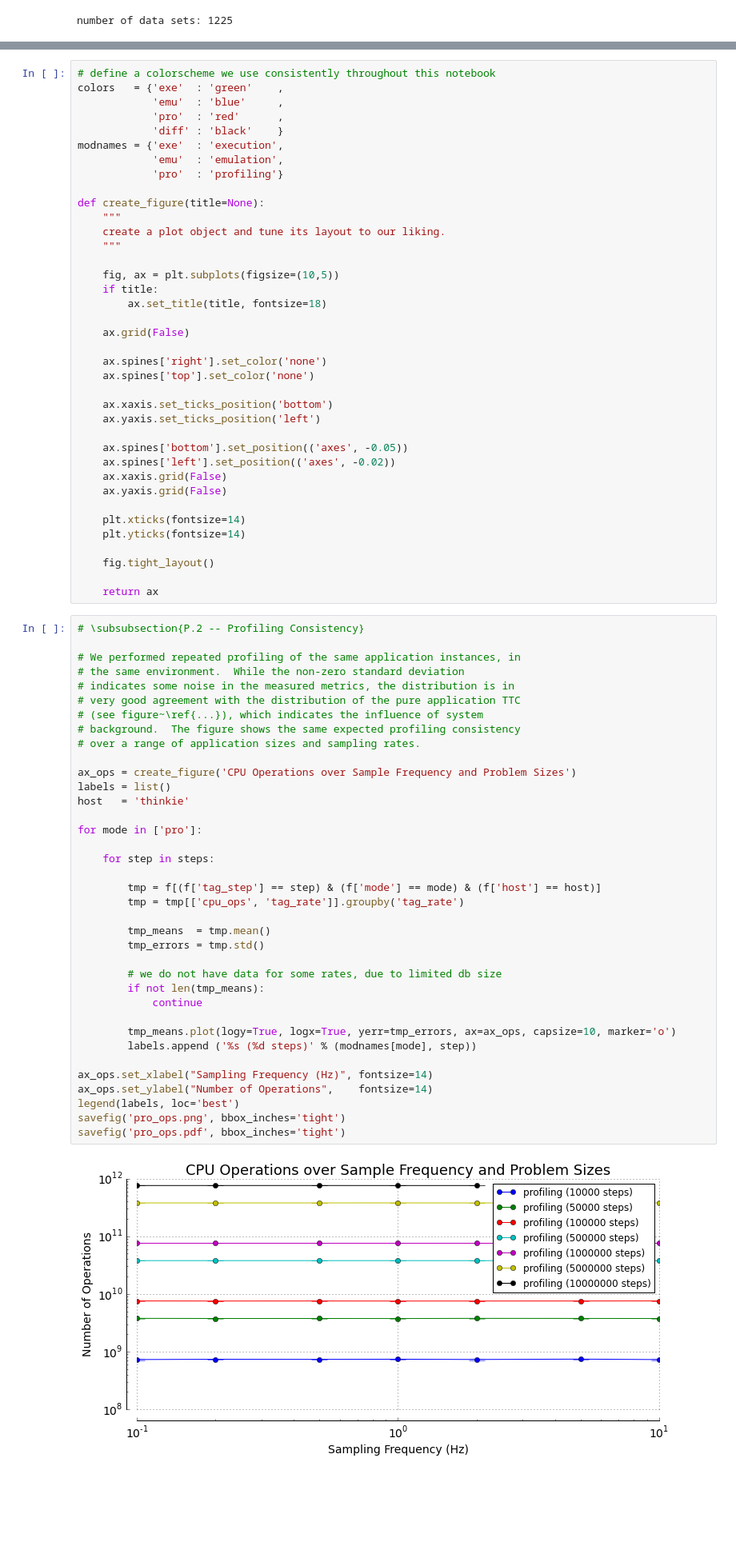
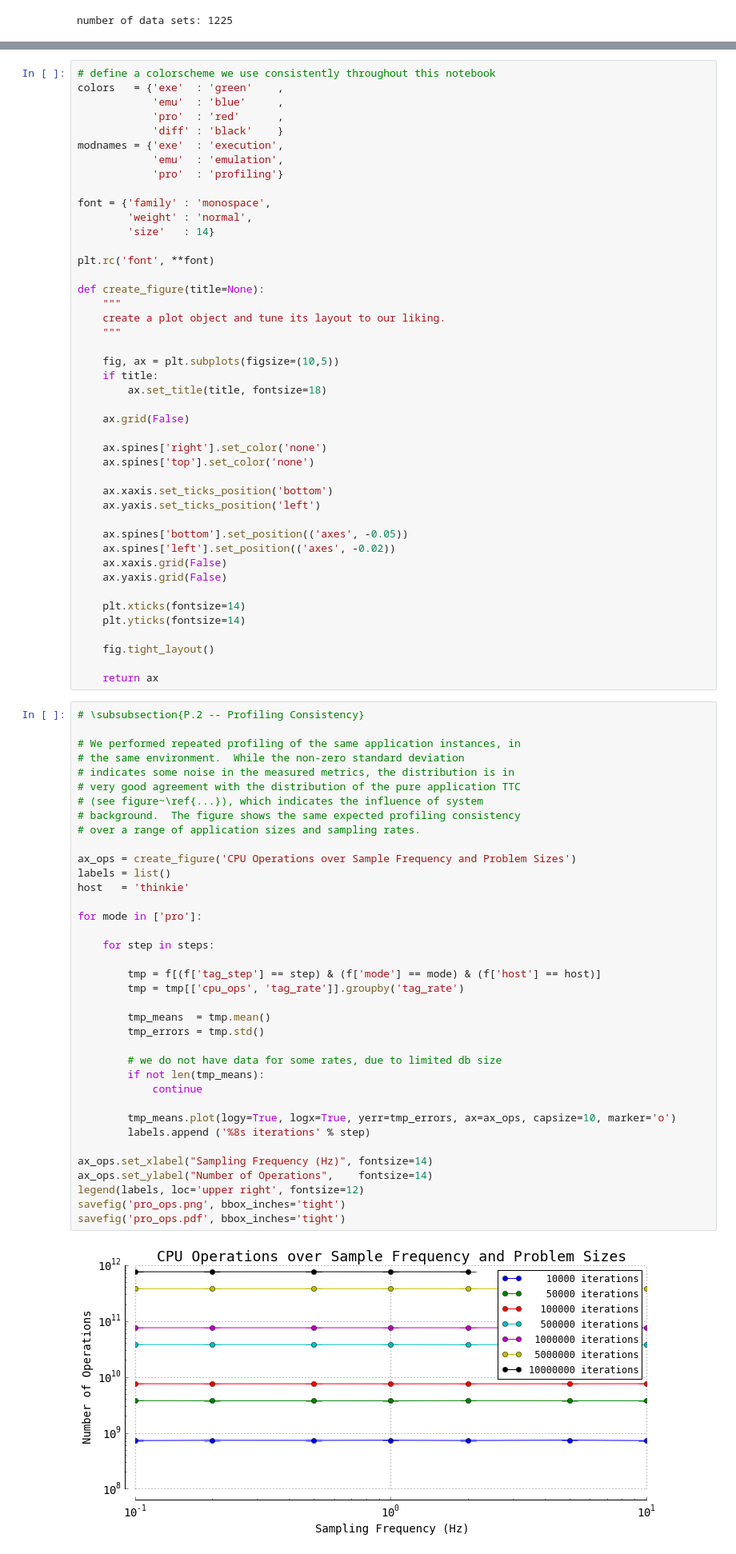
Before and after one commit to radical-experiments/radical.synapse, a Jupyter notebook: 2015-wrap/plots/Synapse_WRAP.ipynb, the cells around one changed output, grey strips where cells are left out. Shown at 80% size. Saved outputs shown, nothing was run; the diff lists cells and outputs as text; blank space fills up the shorter version.

```diff
--- a/2015-wrap/plots/Synapse_WRAP.ipynb
+++ b/2015-wrap/plots/Synapse_WRAP.ipynb
@@ -54,6 +54,12 @@ colors   = {'exe'  : 'green'    ,
 modnames = {'exe'  : 'execution',
             'emu'  : 'emulation',
             'pro'  : 'profiling'}
+
+font = {'family' : 'monospace',
+        'weight' : 'normal',
+        'size'   : 14}
+
+plt.rc('font', **font)
 
 def create_figure(title=None):
     """
@@ -92,36 +98,36 @@ def create_figure(title=None):
 # very good agreement with the distribution of the pure application TTC
 # (see figure~\ref{...}), which indicates the influence of system
 # background.  The figure shows the same expected profiling consistency
 # over a range of application sizes and sampling rates.
 
 ax_ops = create_figure('CPU Operations over Sample Frequency and Problem Sizes')
 labels = list()
 host   = 'thinkie'
 
 for mode in ['pro']:
 
     for step in steps:
 
         tmp = f[(f['tag_step'] == step) & (f['mode'] == mode) & (f['host'] == host)]
         tmp = tmp[['cpu_ops', 'tag_rate']].groupby('tag_rate')
 
         tmp_means  = tmp.mean()
         tmp_errors = tmp.std()
 
         # we do not have data for some rates, due to limited db size
         if not len(tmp_means):
             continue
 
         tmp_means.plot(logy=True, logx=True, yerr=tmp_errors, ax=ax_ops, capsize=10, marker='o')
-        labels.append ('%s (%d steps)' % (modnames[mode], step))
+        labels.append ('%8s iterations' % step)
 
 ax_ops.set_xlabel("Sampling Frequency (Hz)", fontsize=14)
 ax_ops.set_ylabel("Number of Operations",    fontsize=14)
-legend(labels, loc='best')
+legend(labels, loc='upper right', fontsize=12)
 savefig('pro_ops.png', bbox_inches='tight')
 savefig('pro_ops.pdf', bbox_inches='tight')
 # %% [output]
-[figure, old version]
+[figure, new version]
 # %%
 # ---------------------------------------------------------------------------------
 # CPU ops
```
Also changed, not shown: parts of 7 cells of this notebook, 13 other files.
